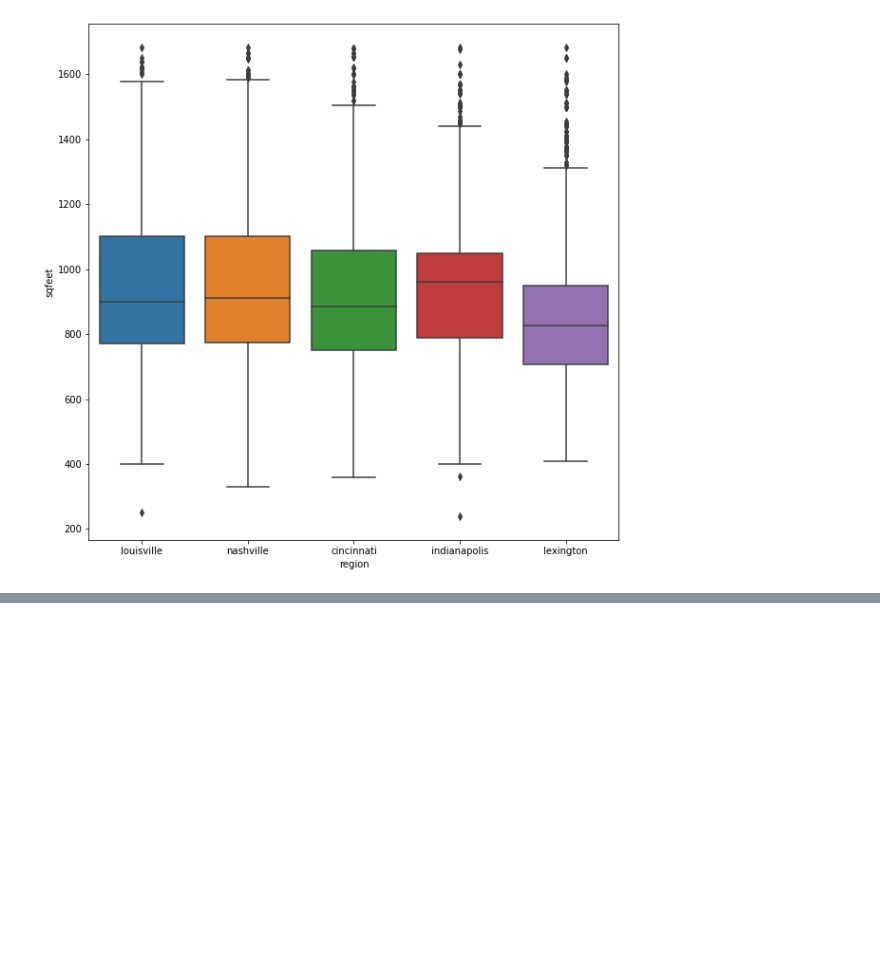
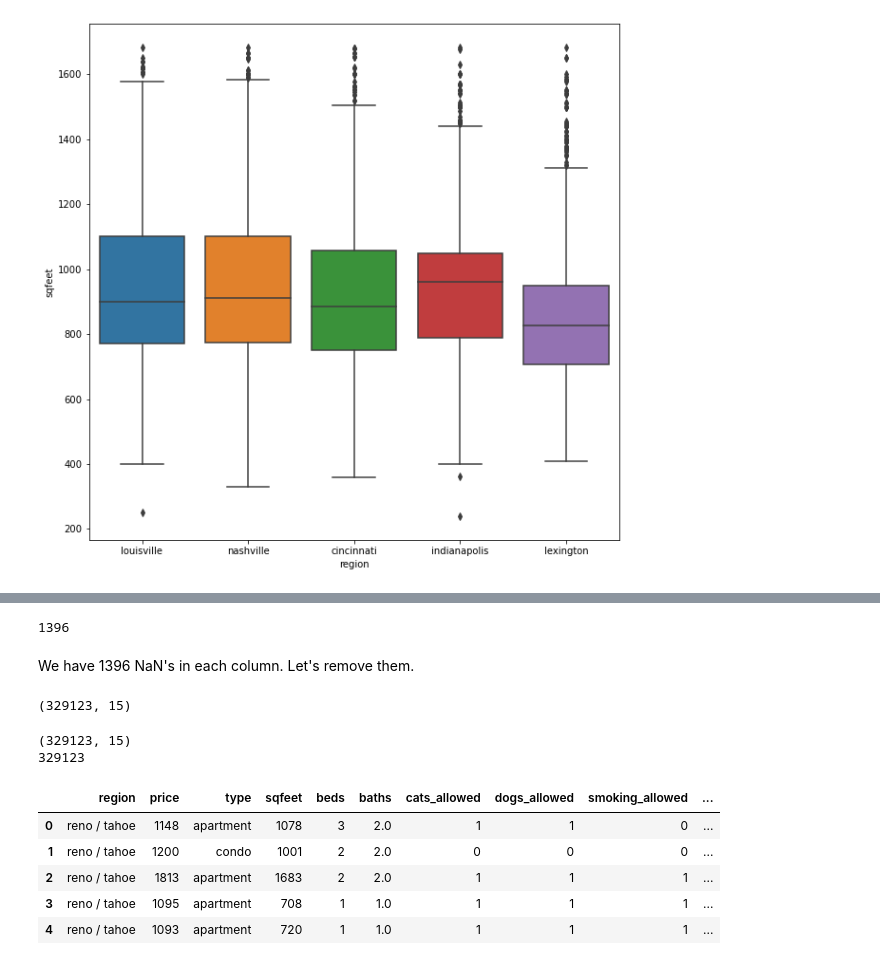
Before and after one commit to moferg/usa-housing-analysis, a Jupyter notebook: usa_housing_analysis.ipynb, the cells around one changed output, grey strips where cells are left out. Drawn from its saved outputs; the diff is of its cells as text; code cells hidden in the pictures; blank space fills up the shorter version.

```diff
--- a/usa_housing_analysis.ipynb
+++ b/usa_housing_analysis.ipynb
@@ -883,0 +895,24 @@ sns.boxplot(y=df_cities.sqfeet, x=df_cities.region)
+# %%
+df_no_outliers['lat'].isna().sum()
+# %% [output]
+1396
+# %% [markdown]
+We have 1396 NaN's in each column. Let's remove them.
+# %%
+df_all_lat_long = df_no_outliers.dropna().reset_index(drop=True)
+
+df_all_lat_long.shape
+# %% [output]
+(329123, 15)
+# %%
+# Use list comprehension to create one Point from lat and long data in DF
+
+geometry = [Point(xy) for xy in zip(df_all_lat_long['long'], df_all_lat_long['lat'])]
+
+# Check length of geometry list to make sure it matches shape of DF
+
+print(df_all_lat_long.shape)
+print(len(geometry))
+# %% [output]
+(329123, 15)
+329123
@@ -883,0 +923,13 @@ sns.boxplot(y=df_cities.sqfeet, x=df_cities.region)
+# %%
+# Create GeoDF
+
+df_geo = gp.GeoDataFrame(df_all_lat_long, crs = crs, geometry = geometry)
+
+df_geo.head()
+# %% [output]
+|  | region | price | type | sqfeet | beds | baths | cats_allowed | dogs_allowed | smoking_allowed | ... |
+| 0 | reno / tahoe | 1148 | apartment | 1078 | 3 | 2.0 | 1 | 1 | 0 | ... |
+| 1 | reno / tahoe | 1200 | condo | 1001 | 2 | 2.0 | 0 | 0 | 0 | ... |
+| 2 | reno / tahoe | 1813 | apartment | 1683 | 2 | 2.0 | 1 | 1 | 1 | ... |
+| 3 | reno / tahoe | 1095 | apartment | 708 | 1 | 1.0 | 1 | 1 | 1 | ... |
+| 4 | reno / tahoe | 1093 | apartment | 720 | 1 | 1.0 | 1 | 1 | 1 | ... |
```
Also changed, not shown: parts of 19 cells of this notebook.
